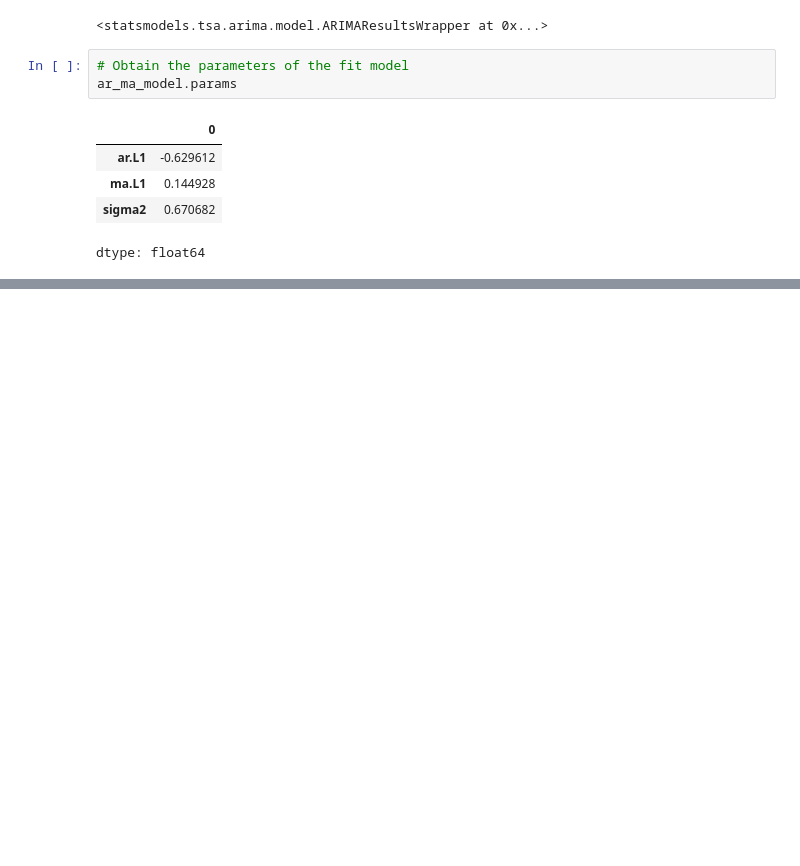
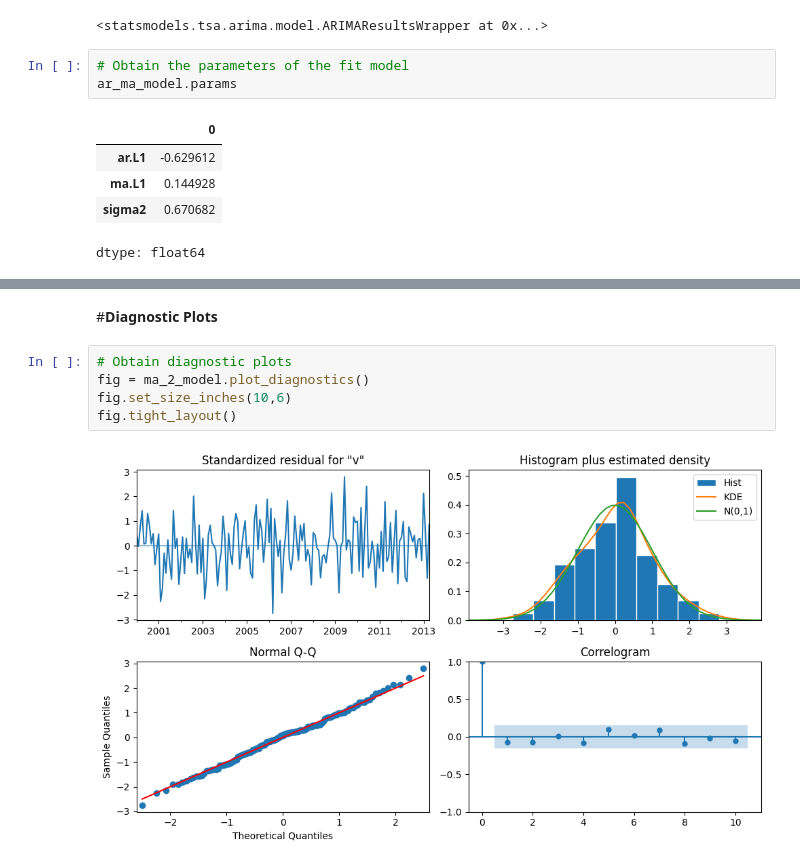
Before and after one commit to dohaalnabahin/Data_science_and_machine_learning_Journey, a Jupyter notebook: Moving_Average_(MA)_Models.ipynb, the cells around one changed output, grey strips where cells are left out. Cells and saved outputs as stored; diff of their text form; blank space fills up the shorter version.

```diff
--- a/Moving_Average_(MA)_Models.ipynb
+++ b/Moving_Average_(MA)_Models.ipynb
@@ -330,0 +445,9 @@ dtype: float64
+# %% [markdown]
+#**Diagnostic Plots**
+# %%
+# Obtain diagnostic plots
+fig = ma_2_model.plot_diagnostics()
+fig.set_size_inches(10,6)
+fig.tight_layout()
+# %% [output]
+[figure, added]
```
Also changed, not shown: parts of 17 cells of this notebook.
